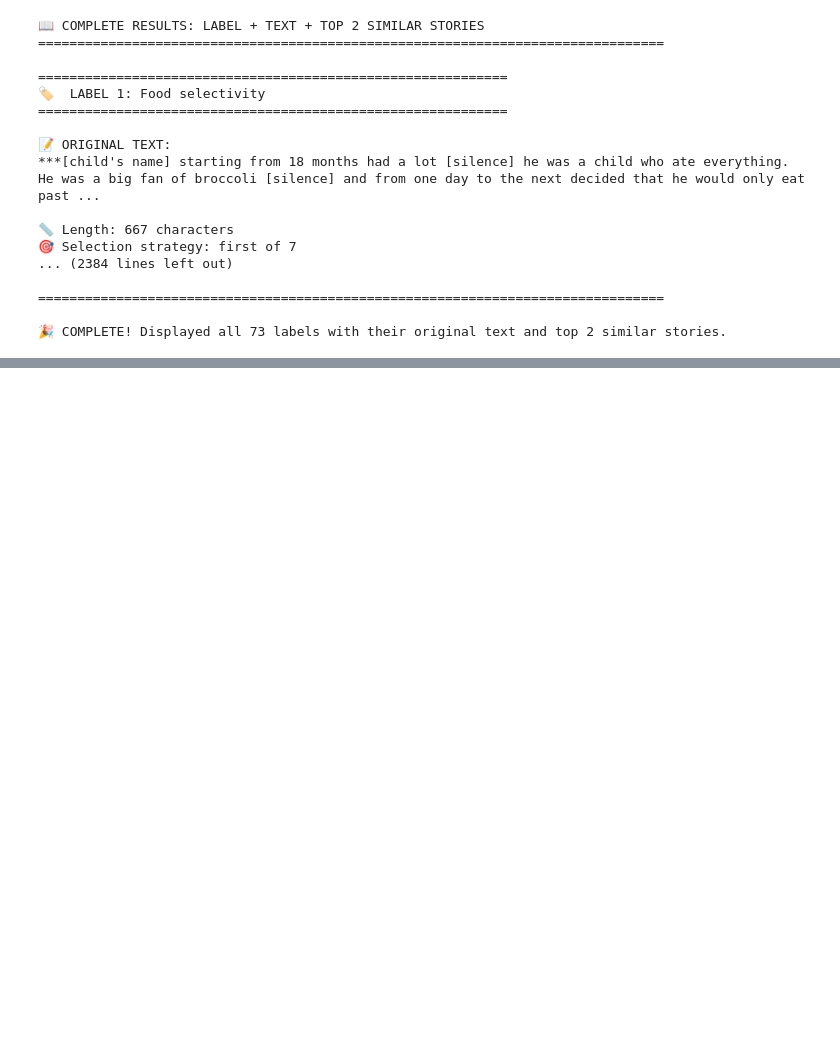
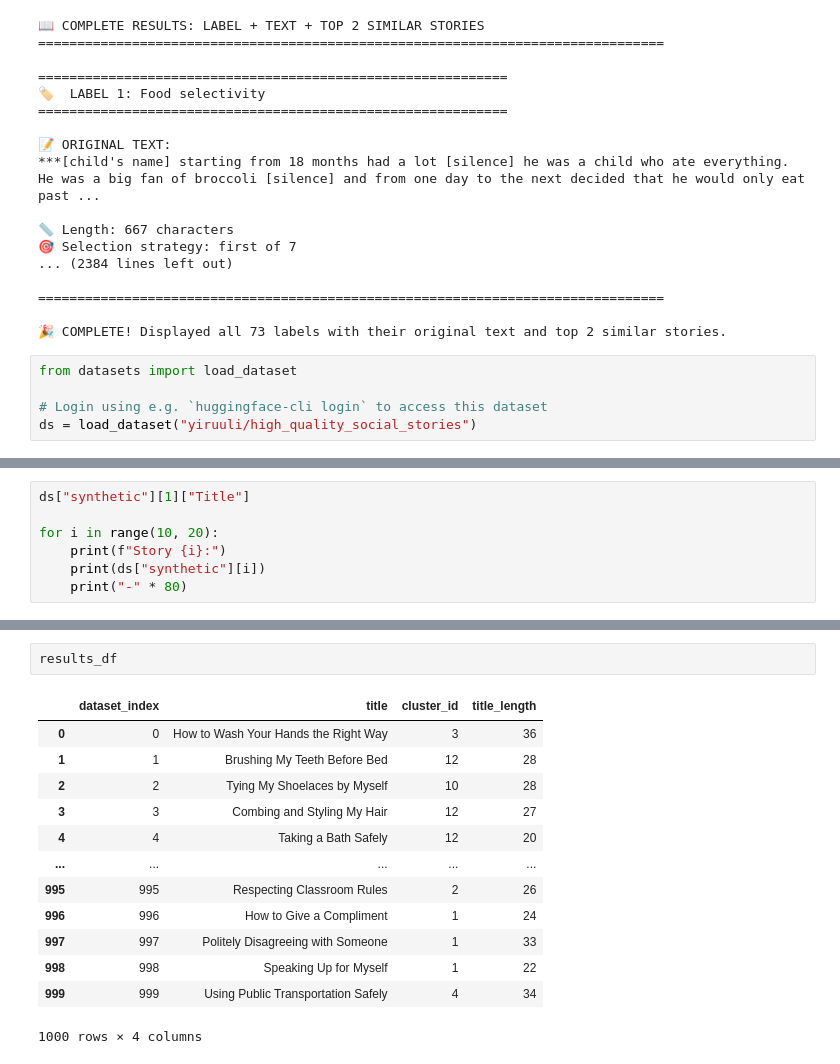
Before and after one commit to danielle34/asd_story, a Jupyter notebook: backend/testing_A.ipynb, the cells around one changed output, grey strips where cells are left out. Drawn from its saved outputs; the diff is of its cells as text; blank space fills up the shorter version.

Commit message:
added 3 slide generateion + clustered social stories

```diff
--- a/backend/testing_A.ipynb
+++ b/backend/testing_A.ipynb
@@ -1570,3 +1570,8 @@ else:
 ================================================================================
 
 🎉 COMPLETE! Displayed all 73 labels with their original text and top 2 similar stories.
+# %%
+from datasets import load_dataset
+
+# Login using e.g. `huggingface-cli login` to access this dataset
+ds = load_dataset("yiruuli/high_quality_social_stories")
@@ -1572,0 +1599,7 @@ else:
+# %%
+ds["synthetic"][1]["Title"]
+
+for i in range(10, 20):
+    print(f"Story {i}:")
+    print(ds["synthetic"][i])
+    print("-" * 80)
@@ -1572,0 +2249,16 @@ else:
+# %%
+results_df
+# %% [output]
+|  | dataset_index | title | cluster_id | title_length |
+| 0 | 0 | How to Wash Your Hands the Right Way | 3 | 36 |
+| 1 | 1 | Brushing My Teeth Before Bed | 12 | 28 |
+| 2 | 2 | Tying My Shoelaces by Myself | 10 | 28 |
+| 3 | 3 | Combing and Styling My Hair | 12 | 27 |
+| 4 | 4 | Taking a Bath Safely | 12 | 20 |
+| ... | ... | ... | ... | ... |
+| 995 | 995 | Respecting Classroom Rules | 2 | 26 |
+| 996 | 996 | How to Give a Compliment | 1 | 24 |
+| 997 | 997 | Politely Disagreeing with Someone | 1 | 33 |
+| 998 | 998 | Speaking Up for Myself | 1 | 22 |
+| 999 | 999 | Using Public Transportation Safely | 4 | 34 |
+1000 rows × 4 columns
```
Also changed, not shown: parts of 6 cells of this notebook, 8 other files.
